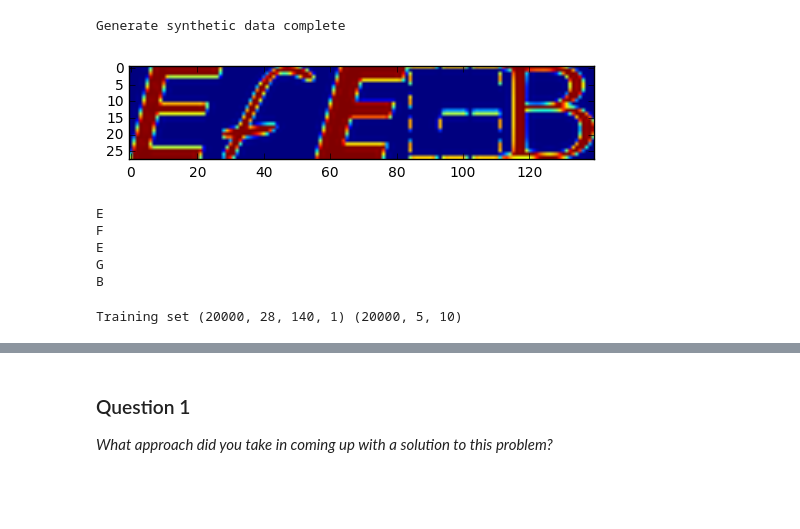
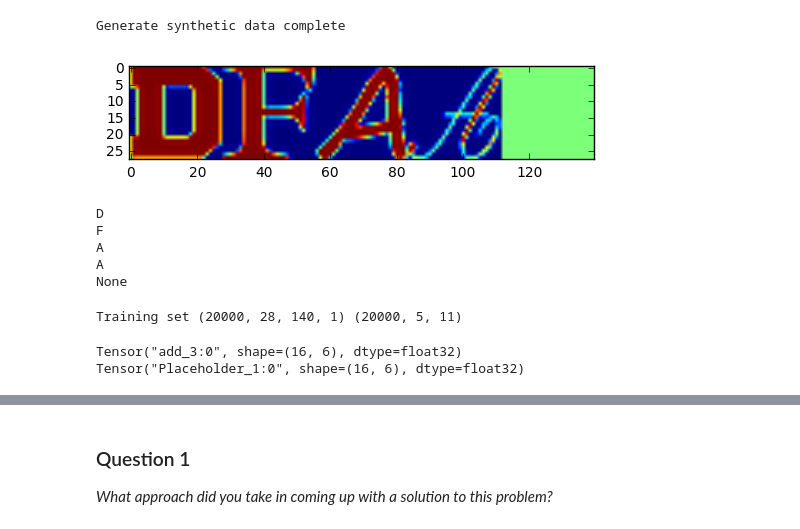
Before and after one commit to cgkaczenski/Digit-Recognition, a Jupyter notebook: digit_recognition.ipynb, the cells around one changed output, grey strips where cells are left out. Saved outputs shown, nothing was run; the diff lists cells and outputs as text; code cells hidden in the pictures; blank space fills up the shorter version.

```diff
--- a/digit_recognition.ipynb
+++ b/digit_recognition.ipynb
@@ -270,7 +270,7 @@ def generate_sequence(dataset, labels):
             new_labels = np.concatenate((new_labels,rand_label), axis=0)
             new_data = np.append(new_data, rand_letter, axis=1)
         else:
-            new_labels = np.concatenate((new_labels,[-1]), axis=0)
+            new_labels = np.concatenate((new_labels,[10]), axis=0)
             new_data = np.append(new_data, zero, axis=1)
 
     return new_data, new_labels
@@ -306,21 +306,20 @@ Generate synthetic data complete
 # %%
 plt.imshow(train_data[1])
 plt.show()
-letter_labels= ['A','B','C','D','E','F','G','H','I','J']
+letter_labels= ['A','B','C','D','E','F','G','H','I','J','None']
 for i in train_labels[1]:
-    if i != -1:
-        print(letter_labels[i])
+    print(letter_labels[i])
 # %% [output]
-[figure, old version]
+[figure, new version]
-E
+D
 F
-E
-G
-B
+A
+A
+None
 # %%
 image_height = 28
 image_length = 140
-num_labels = 10
+num_labels = 11
 num_channels = 1 # grayscale
 
 def one_hot(l):
@@ -339,7 +338,7 @@ del train_data
 del train_labels
 print('Training set', train.shape, labels.shape)
 # %% [output]
-Training set (20000, 28, 140, 1) (20000, 5, 10)
+Training set (20000, 28, 140, 1) (20000, 5, 11)
 # %%
 batch_size = 16
 patch_size = 5
@@ -384,14 +383,18 @@ with graph.as_default():
 
   # Training computation.
   logits = model(tf_train_dataset)
+  print(logits)
+  print(tf_train_labels)
   loss = tf.reduce_mean(
     tf.nn.softmax_cross_entropy_with_logits(labels=tf_train_labels, logits=logits))
-
   # Optimizer.
   optimizer = tf.train.GradientDescentOptimizer(0.05).minimize(loss)
 
   # Predictions for the training, validation, and test data.
   train_prediction = tf.nn.softmax(logits)
+# %% [output]
+Tensor("add_3:0", shape=(16, 6), dtype=float32)
+Tensor("Placeholder_1:0", shape=(16, 6), dtype=float32)
 # %%
 def one(n):
     return (np.arange(6) == n).astype(np.float32)
```
Also changed, not shown: parts of 4 cells of this notebook.
